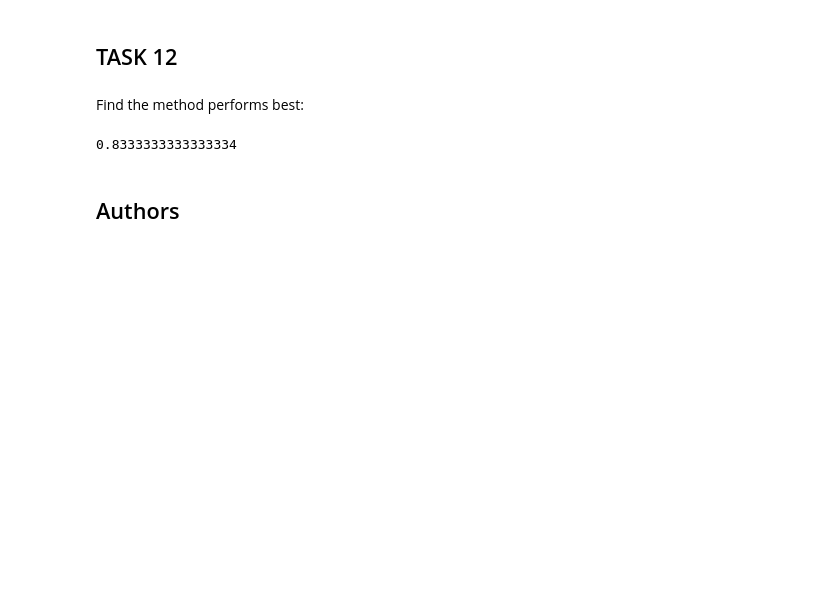
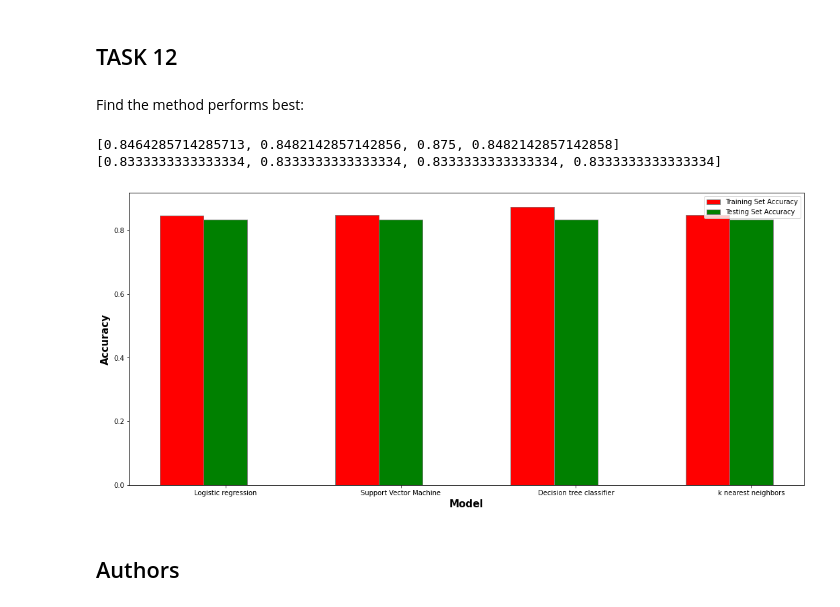
Before and after one commit to hn288/IBM-Data-Science, a Jupyter notebook: Machine Learning Prediction.ipynb, the cells around one changed output. Drawn from its saved outputs; the diff is of its cells as text; code cells hidden in the pictures; blank space fills up the shorter version.

```diff
--- a/Machine Learning Prediction.ipynb
+++ b/Machine Learning Prediction.ipynb
@@ -287,4 +296,5 @@ GridSearchCV(cv=10, estimator=DecisionTreeClassifier(),
 # %%
 print("tuned hpyerparameters :(best parameters) ",tree_cv.best_params_)
 print("accuracy :",tree_cv.best_score_)
+acc_train.append(tree_cv.best_score_)
 # %% [output]
@@ -300,0 +307,3 @@ tree_cv.score(X_test,Y_test)
+# %%
+acc_test.append(tree_cv.score(X_test,Y_test))
+print(tree_cv.score(X_test,Y_test))
@@ -327,6 +338,7 @@ GridSearchCV(cv=10, estimator=KNeighborsClassifier(),
 # %%
 print("tuned hpyerparameters :(best parameters) ",knn_cv.best_params_)
 print("accuracy :",knn_cv.best_score_)
+acc_train.append(knn_cv.best_score_)
 # %% [output]
 tuned hpyerparameters :(best parameters)  {'algorithm': 'auto', 'n_neighbors': 10, 'p': 1}
 accuracy : 0.8482142857142858
@@ -340,0 +349,3 @@ knn_cv.score(X_test,Y_test)
+# %%
+acc_test.append(knn_cv.score(X_test,Y_test))
+print(knn_cv.score(X_test,Y_test))
@@ -349,10 +362,39 @@ plot_confusion_matrix(Y_test,yhat)
 ## TASK  12
 # %% [markdown]
 Find the method performs best:
-# %%
-max(logreg_cv.score(X_test,Y_test),svm_cv.score(X_test,Y_test),tree_cv.score(X_test,Y_test),knn_cv.score(X_test,Y_test))
-# %% [output]
-0.8333333333333334
+# %%
+print(acc_train)
+print(acc_test)
+
+# set width of bar
+barWidth = 0.25
+fig = plt.subplots(figsize =(18, 8))
+
+
+# Set position of bar on X axis
+br1 = np.arange(4)
+br2 = [x + barWidth for x in br1]
+
+
+# Make the plot
+plt.bar(br1, acc_train, color ='r', width = barWidth,
+        edgecolor ='grey', label ='Training Set Accuracy')
+plt.bar(br2, acc_test, color ='g', width = barWidth,
+        edgecolor ='grey', label ='Testing Set Accuracy')
+
+
+# Adding Xticks
+plt.xlabel('Model', fontweight ='bold', fontsize = 15)
+plt.ylabel('Accuracy', fontweight ='bold', fontsize = 15)
+plt.xticks([r + barWidth for r in range(4)],
+        acc_model)
+
+plt.legend()
+plt.show()
+# %% [output]
+[0.8464285714285713, 0.8482142857142856, 0.875, 0.8482142857142858]
+[0.8333333333333334, 0.8333333333333334, 0.8333333333333334, 0.8333333333333334]
+[figure, added]
 # %% [markdown]
 ## Authors
 # %% [markdown]
```
Also changed, not shown: parts of 13 cells of this notebook.
